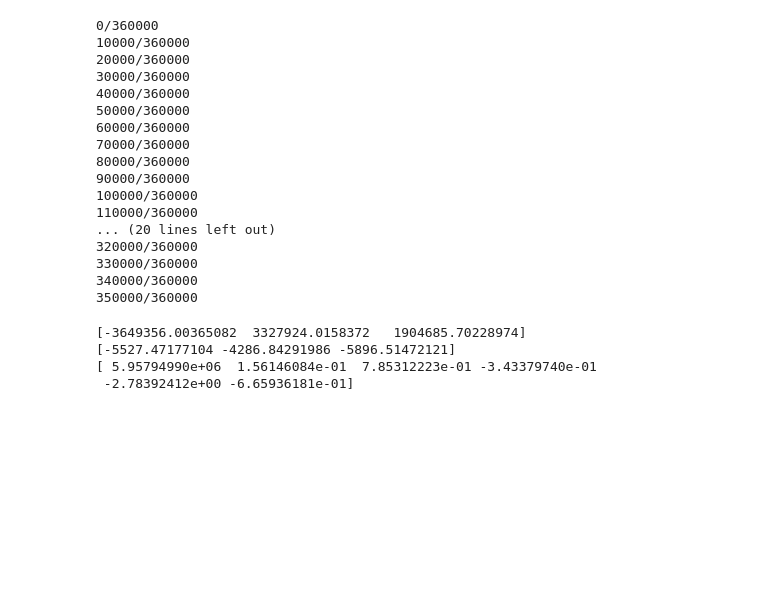
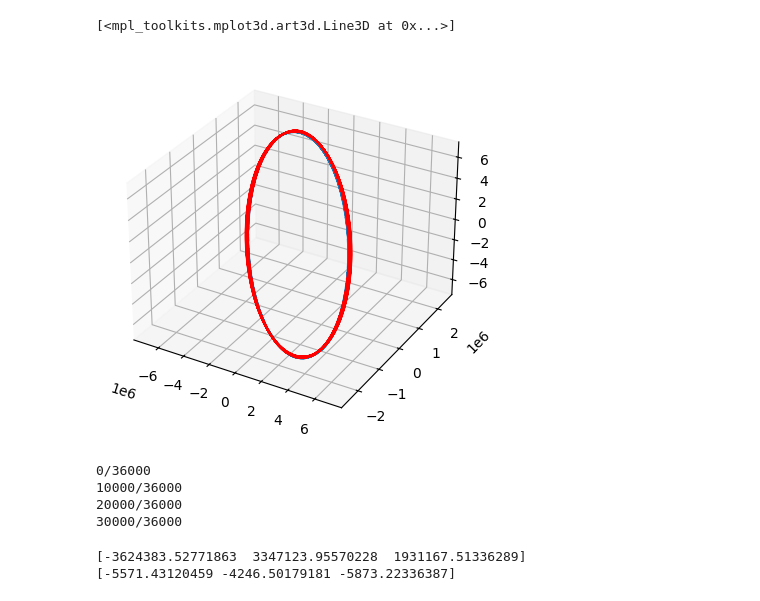
Before and after one commit to WilsonMoyer/Orbit-Integrating, a Jupyter notebook: Orbit Comparisons.ipynb, the cells around one changed output. Cells and saved outputs as stored; diff of their text form; code cells hidden in the pictures; blank space fills up the shorter version.

Commit message:
Fix minor issues with orbit comparisons

```diff
--- a/Orbit Comparisons.ipynb
+++ b/Orbit Comparisons.ipynb
@@ -326,52 +417,49 @@ class orbitElements:
+# %%
+fig = plt.figure()
+
+ax1 = fig.add_subplot(projection = '3d')
+
+ax1.plot(posCalc[:, 0], posCalc[:, 1], posCalc[:, 2], linestyle = "--")
+ax1.plot(posGiven[:, 0], posGiven[:, 1], posGiven[:, 2], color = "red")
+# %% [output]
+[<mpl_toolkits.mplot3d.art3d.Line3D at 0x...>]
+[figure, added]
 # %%
 # The remaining cells are for testing
 includeDrift = True
 totalTime = 50*3600 # seconds
-dt = 0.5 # seconds
+dt = 5 # seconds
 segmentCount = int(totalTime/dt)
 
 # (a, ecc, inc, RAAN, omega, M0)
 
-# orbitalElementsIntegrated = np.zeros((segmentCount, 6))
+orbitalElementsIntegrated = np.zeros((segmentCount, 6))
 orbitalElementsPropogated = np.zeros((segmentCount, 6))
 
-# elementPositions = np.zeros((segmentCount, 3))
+elementPositions = np.zeros((segmentCount, 3))
 
 posVec = [(6378+500)*1000, 0, 0]
 velVec = [0, 4949, 4949]
 
 # Sets up a point-mass integrated spacecraft and a point-mass keplarian element spacecraft
-# integratedPoint = RK_Orbit_Integrator(posVec, velVec, segmentCount, dt = dt, drift = includeDrift)
-# integratedPoint.run()
+integratedPoint = RK_Orbit_Integrator(posVec, velVec, segmentCount, dt = dt, drift = includeDrift)
+integratedPoint.run()
 elementPoint = orbitElements(posVec = posVec, velVec = velVec)
 
 # Saves an array of the positions for the keplarian element spacecraft and an array of keplarian elements for the
 # integrated spacecraft to be used for comparisons in the next cells
 for i in range(0, segmentCount):
     orbitalElementsPropogated[i] = elementPoint.get_Propogated_Elements(dt = i*dt, includeDrift = includeDrift)
-    # elementPositions[i] = elementPoint.calculateOrbit(dt = dt*i, includeDrift=includeDrift)[0]
+    elementPositions[i] = elementPoint.calculateOrbit(dt = dt*i, includeDrift=includeDrift)[0]
     # #print((integratedPoint.posArr[i, :], integratedPoint.velArr[i, :]))
-    # orbitalElementsIntegrated[i] = orbitElements.get_orbital_elements(integratedPoint.posArr[i, :], integratedPoint.velArr[i, :])
+    orbitalElementsIntegrated[i] = orbitElements.get_orbital_elements(integratedPoint.posArr[i, :], integratedPoint.velArr[i, :])
     if i%10000 == 0:
         print(f"{i}/{segmentCount}")
 # %% [output]
-0/360000
-10000/360000
-20000/360000
-30000/360000
-40000/360000
-50000/360000
-60000/360000
-70000/360000
-80000/360000
-90000/360000
-100000/360000
-110000/360000
-... (20 lines left out)
-320000/360000
-330000/360000
-340000/360000
-350000/360000
+0/36000
+10000/36000
+20000/36000
+30000/36000
 # %%
 print(integratedPoint.posArr[-1, :])
 print(integratedPoint.velArr[-1, :])
@@ -379,7 +467,7 @@ print(integratedPoint.velArr[-1, :])
 # -3.649356003566171e+06
 # 3.327924015903381e+06
 # 1.904685702380733e+06
-print(orbitalElementsIntegrated[-1])
+# print(orbitalElementsIntegrated[-1])
 # Comparison to the Matlab code
 # 5.9579e+06
 # 0.1561
@@ -388,10 +476,8 @@ print(orbitalElementsIntegrated[-1])
 # -2.7839
 # -0.6659
 # %% [output]
-[-3649356.00365082  3327924.0158372   1904685.70228974]
-[-5527.47177104 -4286.84291986 -5896.51472121]
-[ 5.95794990e+06  1.56146084e-01  7.85312223e-01 -3.43379740e-01
- -2.78392412e+00 -6.65936181e-01]
+[-3624383.52771863  3347123.95570228  1931167.51336289]
+[-5571.43120459 -4246.50179181 -5873.22336387]
 # %%
 # Comparing absolute distance between the spacecraft
 distanceVector = integratedPoint.posArr[:, :]-elementPositions[:, :3]
```
Also changed, not shown: parts of 8 cells of this notebook, 2 other files.
